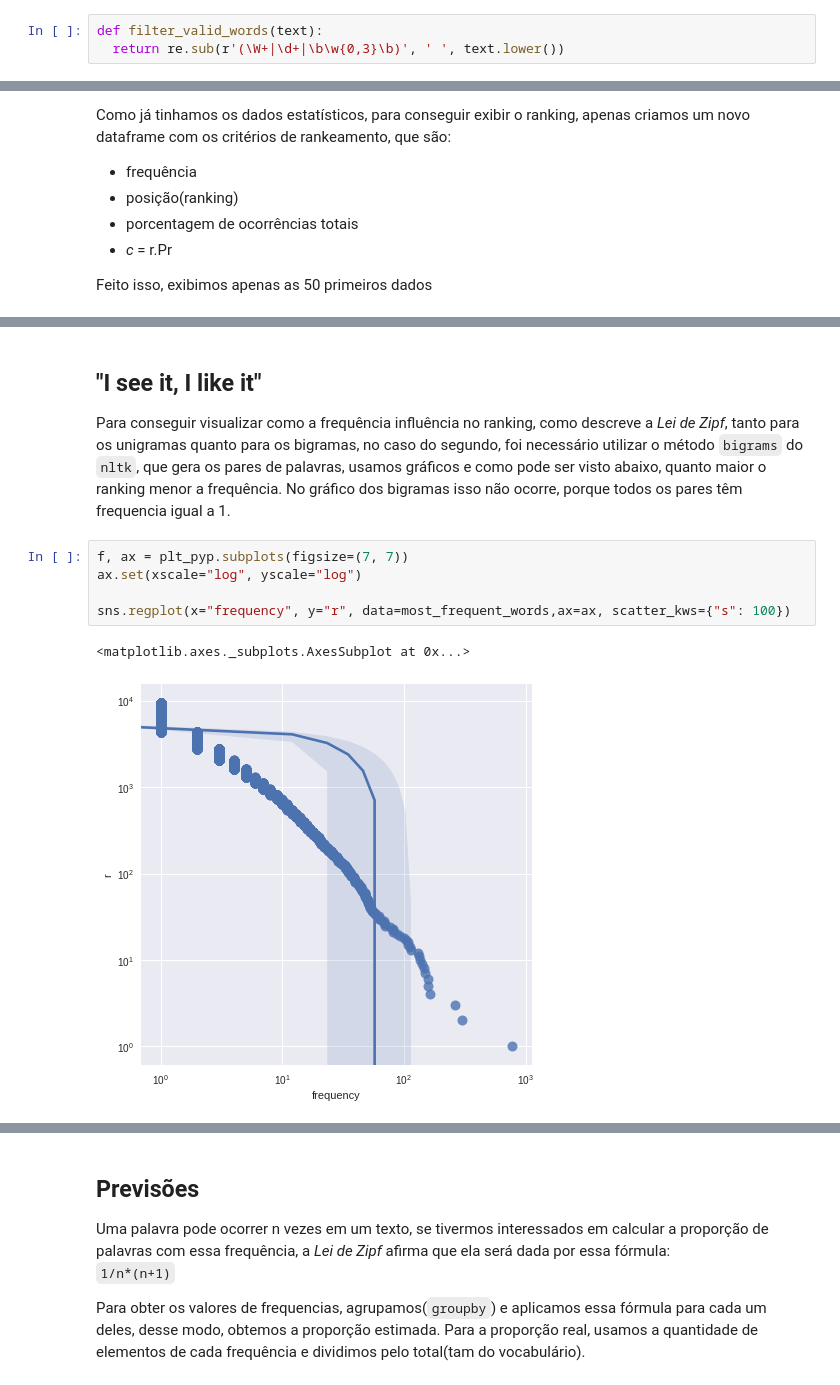
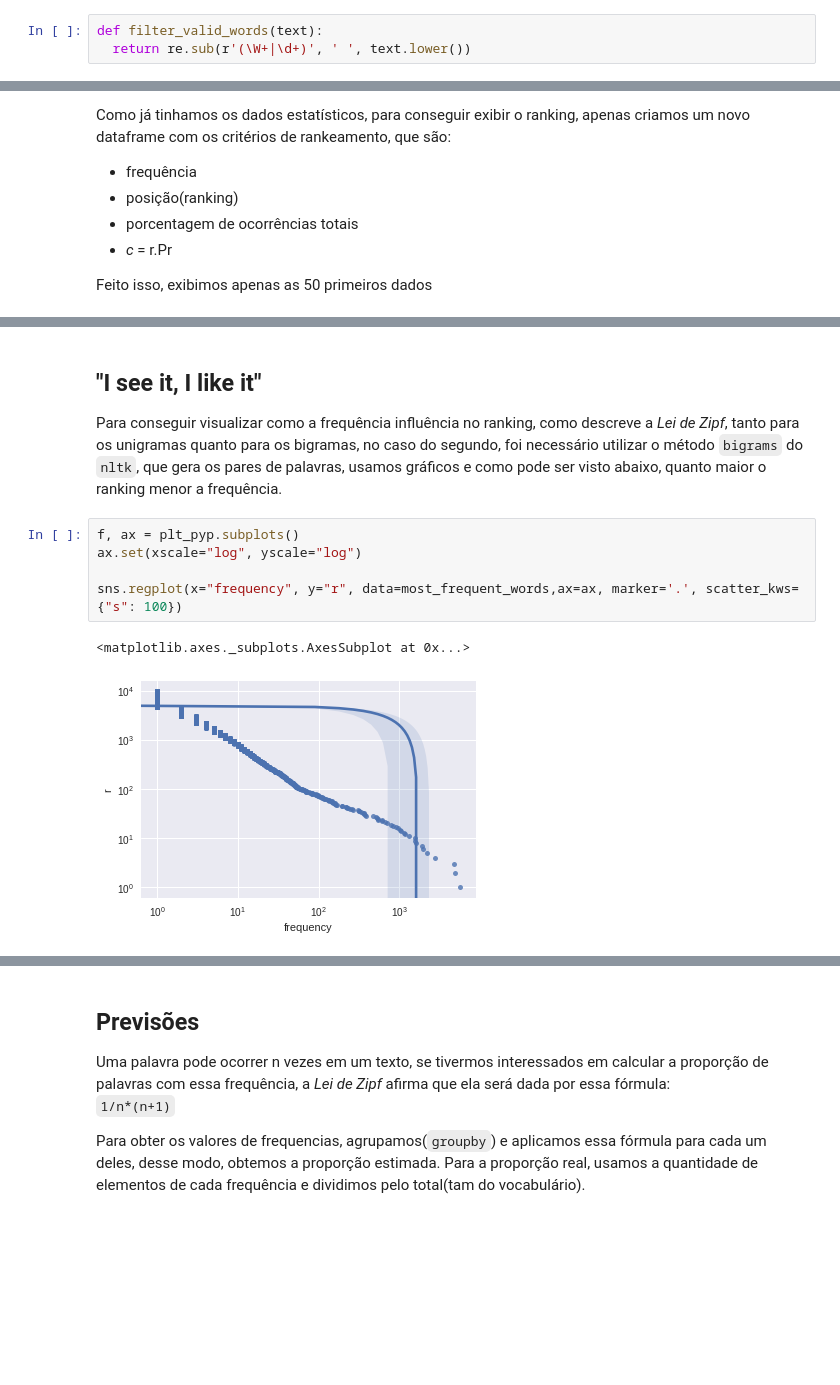
Before and after one commit to fanny/information-retrieval, a Jupyter notebook: lab2/text_processing.ipynb, the cells around one changed output, grey strips where cells are left out. Cells and saved outputs as stored; diff of their text form; blank space fills up the shorter version.

```diff
--- a/lab2/text_processing.ipynb
+++ b/lab2/text_processing.ipynb
@@ -47,7 +46,7 @@ Definimos como não relevantes, as seguintes expressões:
 Para chegar a esse resultado, comecei definindo um regex, que toda vez que encontrasse alguma expressão anterior em cada texto, substituisse por espaço, usando o pacote `re` para manipular o regex  e a função `apply` do pandas, para aplicar essa regra a cada linha do dataframe. Além disso, os valores `na` foram removidos.
 # %%
 def filter_valid_words(text):
-  return re.sub(r'(\W+|\d+|\b\w{0,3}\b)', ' ', text.lower())
+  return re.sub(r'(\W+|\d+)', ' ', text.lower())
 # %%
 clean_text = data['text'].dropna()
 clean_text = clean_text.apply(filter_valid_words)
@@ -186,14 +185,14 @@ most_frequent_words.head(50)
 ## "I see it, I like it"
 
 
-Para conseguir visualizar como a frequência influência no ranking, como descreve a *Lei de Zipf*, tanto para os unigramas quanto para os bigramas, no caso do segundo, foi necessário utilizar o método `bigrams` do `nltk`, que gera os pares de palavras, usamos gráficos e como pode ser visto abaixo, quanto maior o ranking menor a frequência. No gráfico dos bigramas isso não ocorre, porque todos os pares têm frequencia igual a 1.
+Para conseguir visualizar como a frequência influência no ranking, como descreve a *Lei de Zipf*, tanto para os unigramas quanto para os bigramas, no caso do segundo, foi necessário utilizar o método `bigrams` do `nltk`, que gera os pares de palavras, usamos gráficos e como pode ser visto abaixo, quanto maior o ranking menor a frequência.
 # %%
-f, ax = plt_pyp.subplots(figsize=(7, 7))
+f, ax = plt_pyp.subplots()
 ax.set(xscale="log", yscale="log")
 
-sns.regplot(x="frequency", y="r", data=most_frequent_words,ax=ax, scatter_kws={"s": 100})
+sns.regplot(x="frequency", y="r", data=most_frequent_words,ax=ax, marker='.', scatter_kws={"s": 100})
 # %% [output]
 <matplotlib.axes._subplots.AxesSubplot at 0x...>
-[figure, old version]
+[figure, new version]
 # %%
 
```
Also changed, not shown: parts of 9 cells of this notebook.
